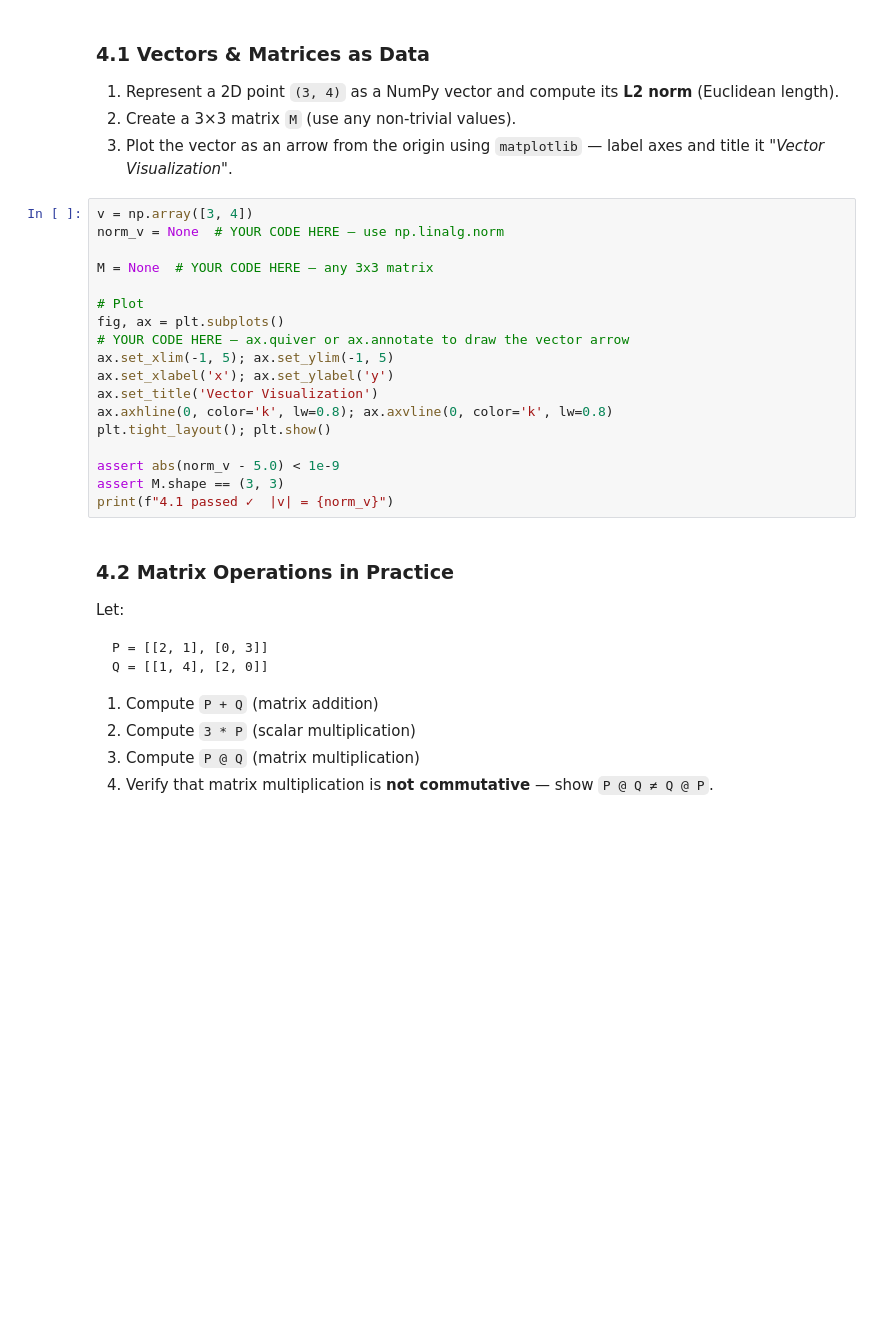
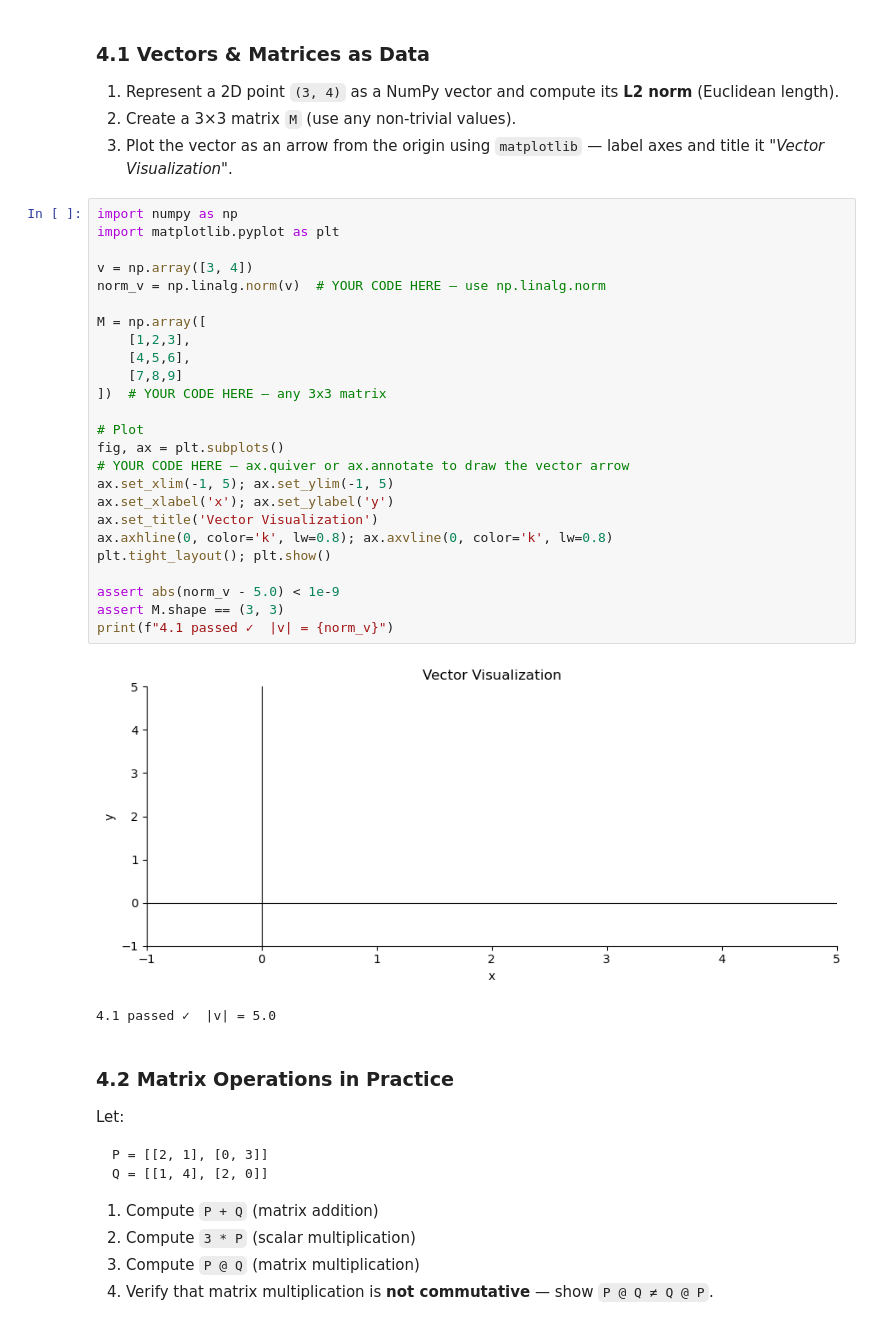
Before and after one commit to Venkateshgoud18/week1_assignment, a Jupyter notebook: week1_assignment.ipynb, the cells around one changed output. Saved outputs shown, nothing was run; the diff lists cells and outputs as text; blank space fills up the shorter version.

```diff
--- a/week1_assignment.ipynb
+++ b/week1_assignment.ipynb
@@ -387,23 +387,33 @@ dtype: int64
 2. Create a 3×3 matrix `M` (use any non-trivial values).
 3. Plot the vector as an arrow from the origin using `matplotlib` — label axes and title it *"Vector Visualization"*.
 # %%
+import numpy as np
+import matplotlib.pyplot as plt
+
 v = np.array([3, 4])
-norm_v = None  # YOUR CODE HERE — use np.linalg.norm
+norm_v = np.linalg.norm(v)  # YOUR CODE HERE — use np.linalg.norm
 
-M = None  # YOUR CODE HERE — any 3x3 matrix
+M = np.array([
+    [1,2,3],
+    [4,5,6],
+    [7,8,9]
+])  # YOUR CODE HERE — any 3x3 matrix
 
 # Plot
 fig, ax = plt.subplots()
 # YOUR CODE HERE — ax.quiver or ax.annotate to draw the vector arrow
 ax.set_xlim(-1, 5); ax.set_ylim(-1, 5)
 ax.set_xlabel('x'); ax.set_ylabel('y')
 ax.set_title('Vector Visualization')
 ax.axhline(0, color='k', lw=0.8); ax.axvline(0, color='k', lw=0.8)
 plt.tight_layout(); plt.show()
 
 assert abs(norm_v - 5.0) < 1e-9
 assert M.shape == (3, 3)
 print(f"4.1 passed ✓  |v| = {norm_v}")
+# %% [output]
+[figure, added]
+4.1 passed ✓  |v| = 5.0
 # %% [markdown]
 ### 4.2 Matrix Operations in Practice
 
```
Also changed, not shown: parts of 12 cells of this notebook.
